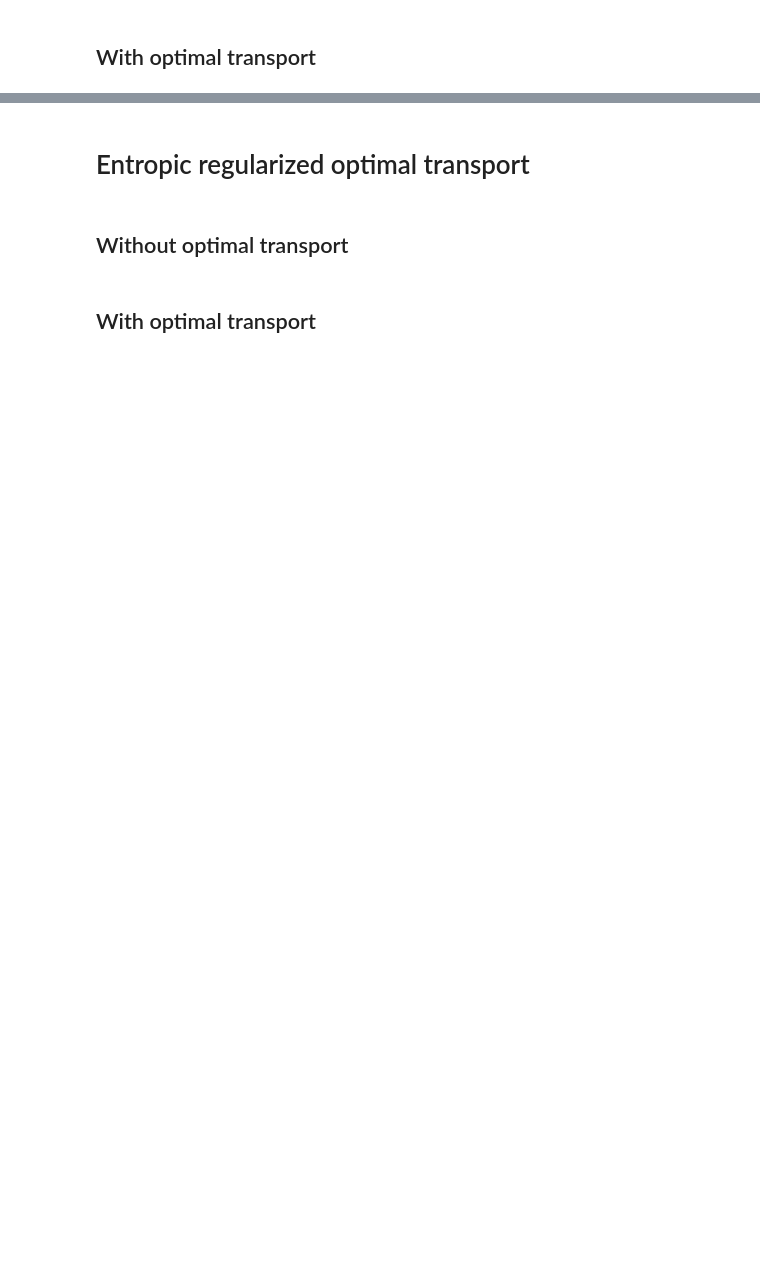
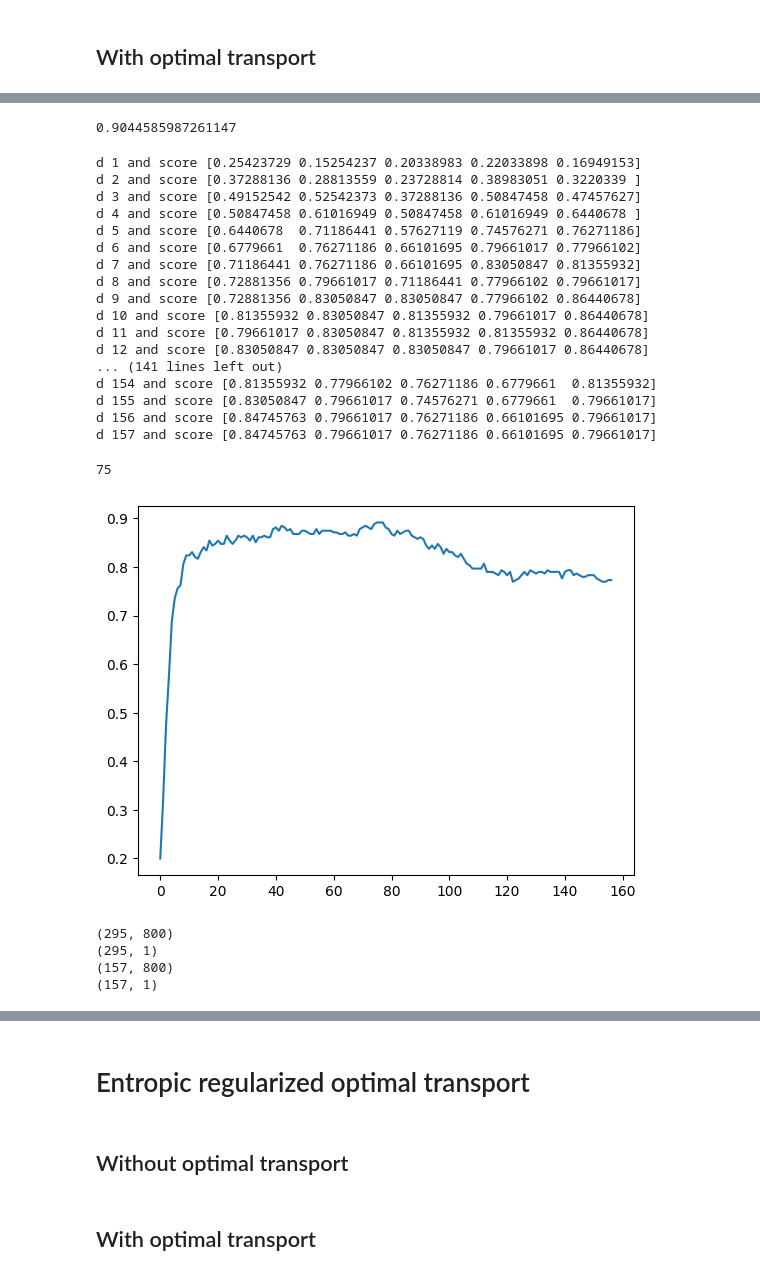
Before and after one commit to Dernalord/Project_OT, a Jupyter notebook: Project_OT.ipynb, the cells around one changed output, grey strips where cells are left out. Drawn from its saved outputs; the diff is of its cells as text; code cells hidden in the pictures; blank space fills up the shorter version.

```diff
--- a/Project_OT.ipynb
+++ b/Project_OT.ipynb
@@ -98,0 +161,79 @@ The accuracy with 157 components is 86.62420382165605%
+# %%
+score_in_target
+# %% [output]
+0.9044585987261147
+# %%
+list_score, best_d, score_in_target = cross_val_subspace_get_d(X_w_surf,Y_w_surf,X_d_surf,Y_d_surf)
+plt.plot(list_score)
+np.argmax(np.asarray(list_score))
+# %% [output]
+d 1 and score [0.25423729 0.15254237 0.20338983 0.22033898 0.16949153]
+d 2 and score [0.37288136 0.28813559 0.23728814 0.38983051 0.3220339 ]
+d 3 and score [0.49152542 0.52542373 0.37288136 0.50847458 0.47457627]
+d 4 and score [0.50847458 0.61016949 0.50847458 0.61016949 0.6440678 ]
+d 5 and score [0.6440678  0.71186441 0.57627119 0.74576271 0.76271186]
+d 6 and score [0.6779661  0.76271186 0.66101695 0.79661017 0.77966102]
+d 7 and score [0.71186441 0.76271186 0.66101695 0.83050847 0.81355932]
+d 8 and score [0.72881356 0.79661017 0.71186441 0.77966102 0.79661017]
+d 9 and score [0.72881356 0.83050847 0.83050847 0.77966102 0.86440678]
+d 10 and score [0.81355932 0.83050847 0.81355932 0.79661017 0.86440678]
+d 11 and score [0.79661017 0.83050847 0.81355932 0.81355932 0.86440678]
+d 12 and score [0.83050847 0.83050847 0.83050847 0.79661017 0.86440678]
+... (141 lines left out)
+d 154 and score [0.81355932 0.77966102 0.76271186 0.6779661  0.81355932]
+d 155 and score [0.83050847 0.79661017 0.74576271 0.6779661  0.79661017]
+d 156 and score [0.84745763 0.79661017 0.76271186 0.66101695 0.79661017]
+d 157 and score [0.84745763 0.79661017 0.76271186 0.66101695 0.79661017]
+75
+[figure, added]
+# %%
+#Normalization
+print(X_w_surf.shape)
+print(Y_w_surf.shape)
+print(X_d_surf.shape)
+print(Y_d_surf.shape)
+
+scaler = StandardScaler()
+S=scaler.fit_transform(X_w_surf)
+T=scaler.fit_transform(X_d_surf)
+list_score = []
+list_acc = []
+max_d=min([S.shape[0],S.shape[1],T.shape[0]])
+stf=KFold(5, shuffle=True, random_state=42)
+for d in range(1,max_d+1):
+    pca = PCA(n_components=d)
+
+    pca.fit(S)
+    Xs=pca.components_.T
+
+    pca.fit(T)
+    Xt=pca.components_.T
+
+    Xa=Xs@Xs.T@Xt
+    Sa=S@Xa
+    #St=T@Xt
+    knn = KNeighborsClassifier(n_neighbors=1)
+    #clf = fit.SVC(kernel='linear', C=1, random_state=42)
+    scores = cross_val_score(knn, Sa, Y_w_surf.ravel(), cv=stf )
+    avescore = np.average(scores)
+    list_score.append(avescore)
+    best_d = np.argmax(np.asarray(list_score))
+
+pca = PCA(n_components=best_d)
+
+pca.fit(S)
+Xs=pca.components_.T
+
+pca.fit(T)
+Xt=pca.components_.T
+
+Xa=Xs@Xs.T@Xt
+Sa=S@Xa
+St=T@Xt
+knn.fit(Sa,Y_w_surf.ravel())
+score_in_target = knn.score(St, Y_d_surf.ravel())
+# %% [output]
+(295, 800)
+(295, 1)
+(157, 800)
+(157, 1)
```
Also changed, not shown: parts of 12 cells of this notebook.
